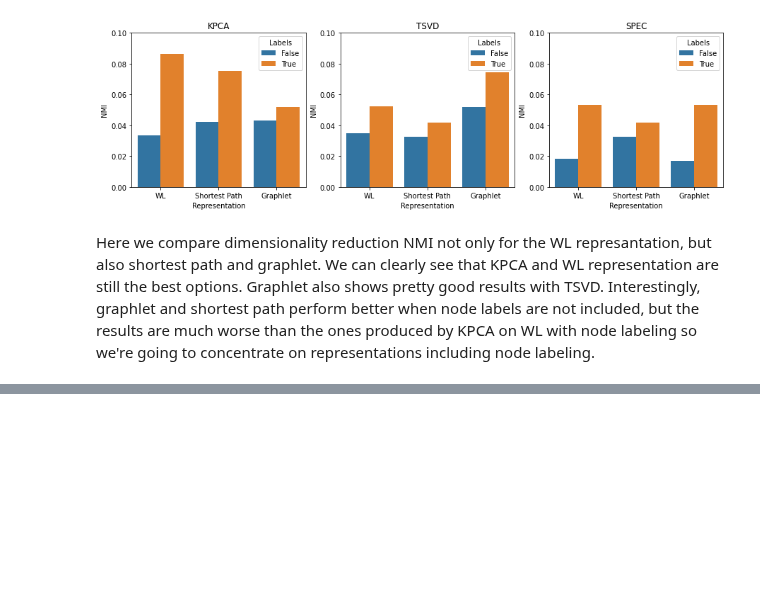
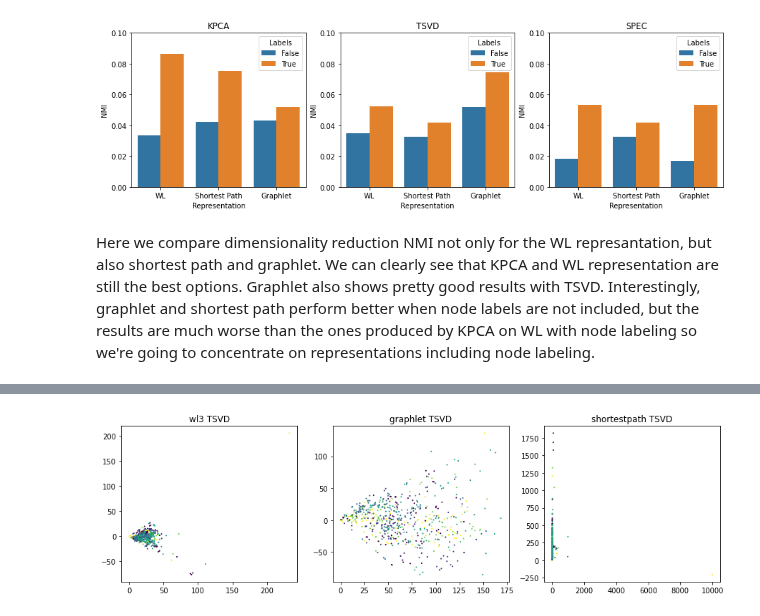
Before and after one commit to markkod/pc3-enzymes, a Jupyter notebook: exploratory_da_2.ipynb, the cells around one changed output, grey strips where cells are left out. Saved outputs shown, nothing was run; the diff lists cells and outputs as text; code cells hidden in the pictures; blank space fills up the shorter version.

```diff
--- a/exploratory_da_2.ipynb
+++ b/exploratory_da_2.ipynb
@@ -418,3 +418,15 @@ plt.show()
 [figure]
 # %% [markdown]
 Here we compare dimensionality reduction NMI not only for the WL represantation, but also shortest path and graphlet. We can clearly see that KPCA and WL representation are still the best options. Graphlet also shows pretty good results with TSVD. Interestingly, graphlet and shortest path perform better when node labels are not included, but the results are much worse than the ones produced by KPCA on WL with node labeling so we're going to concentrate on representations including node labeling.
+# %%
+reduced_kpca_dict = {}
+reduced_tsvd_dict = {}
+
+base_path = os.path.join("kernels", "node_labels")
+dataset = "ENZYMES"
+nmis_tsvd = {}
+nmis_spec = {}
+nmis_kpca = {}
+
+classes = dp.get_dataset(dataset)
+representations = ["wl2", "wl3", "wl4", "graphlet", "shortestpath"]
@@ -420,0 +480,16 @@ Here we compare dimensionality reduction NMI not only for the WL represantation,
+# %%
+fig, axs = plt.subplots(1,3, figsize=(15,4))
+
+for (i, representation) in enumerate(representations):
+    vec = load_sparse(os.path.join(base_path,f"{ds_name}_vectors_{representation}.npz"))
+    tsvd = TruncatedSVD(n_components=100)
+    reduced_tsvd = tsvd.fit_transform(vec)
+
+    # fig, ax = plt.subplots(figsize=(5,5))
+    axs[i].scatter(reduced_tsvd[:,0], reduced_tsvd[:,1], c=classes, s=1)
+    axs[i].set_title("Representation: " + representation)
+    axs[i].set_title(f'{representation} TSVD')
+
+plt.show();
+# %% [output]
+[figure, added]
```
Also changed, not shown: parts of 5 cells of this notebook.
